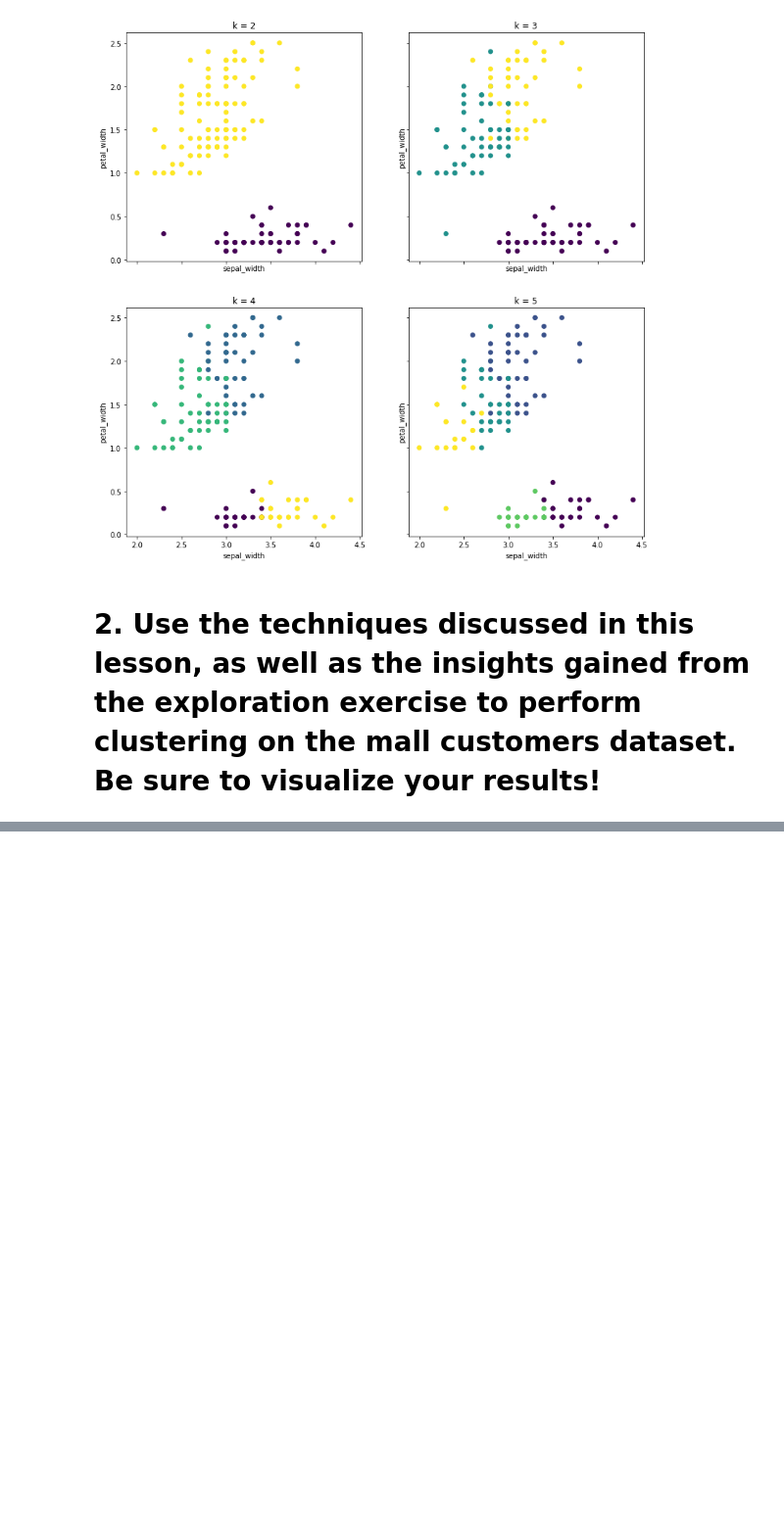
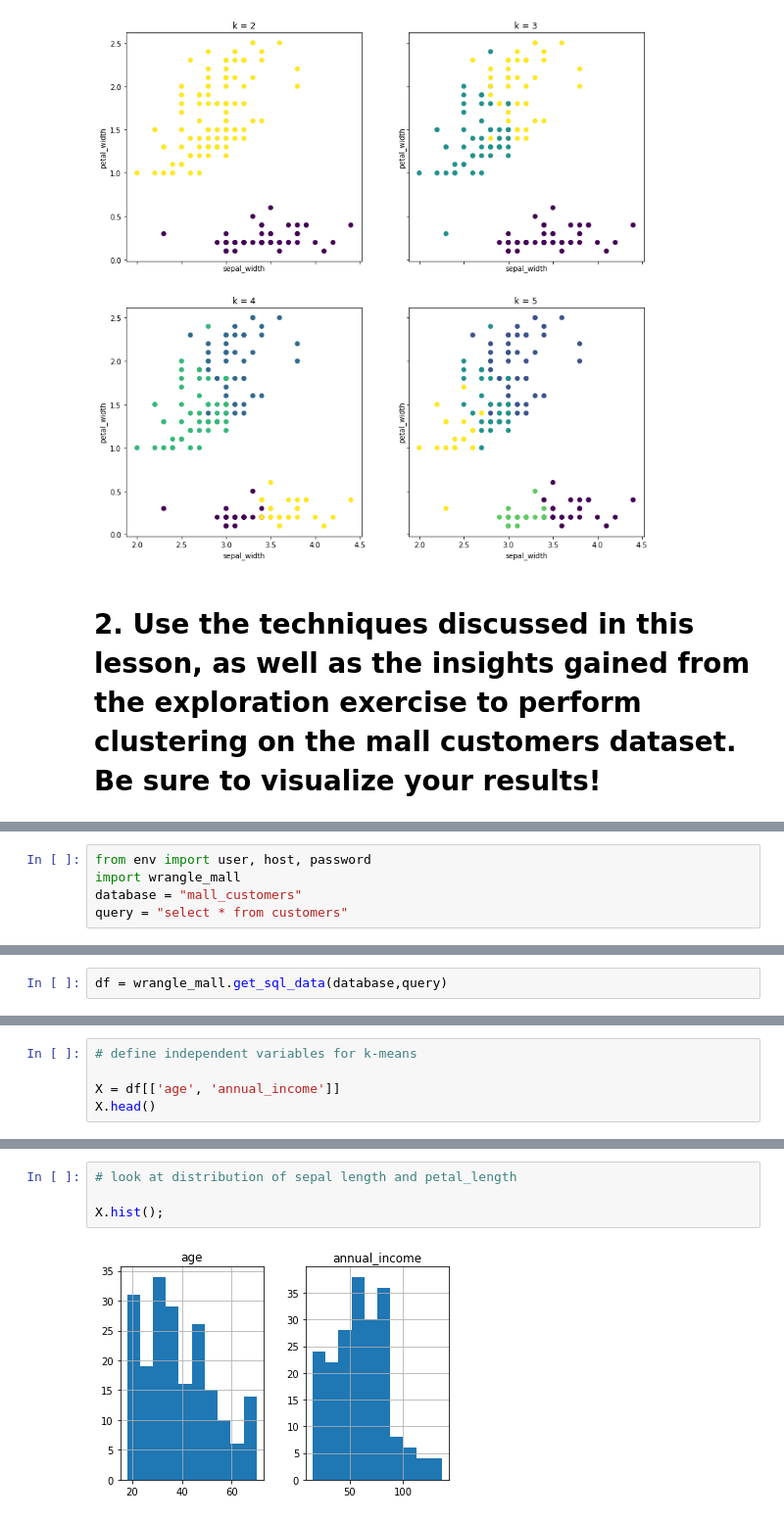
Before and after one commit to katherinesalazar/clustering-exercises, a Jupyter notebook: iris_modeling.ipynb, the cells around one changed output, grey strips where cells are left out. Shown at 98% size. Cells and saved outputs as stored; diff of their text form; blank space fills up the shorter version.

Commit message:
iris and mall data modeling exercies complete

```diff
--- a/iris_modeling.ipynb
+++ b/iris_modeling.ipynb
@@ -629,0 +648,5 @@ for ax, k in zip(axs.ravel(), range(2, 6)):
+# %%
+from env import user, host, password
+import wrangle_mall
+database = "mall_customers"
+query = "select * from customers"
@@ -629,0 +673,2 @@ for ax, k in zip(axs.ravel(), range(2, 6)):
+# %%
+df = wrangle_mall.get_sql_data(database,query)
@@ -629,0 +699,5 @@ for ax, k in zip(axs.ravel(), range(2, 6)):
+# %%
+# define independent variables for k-means
+
+X = df[['age', 'annual_income']]
+X.head()
@@ -629,0 +711,6 @@ for ax, k in zip(axs.ravel(), range(2, 6)):
+# %%
+# look at distribution of sepal length and petal_length
+
+X.hist();
+# %% [output]
+[figure, added]
```
Also changed, not shown: parts of 20 cells of this notebook.
